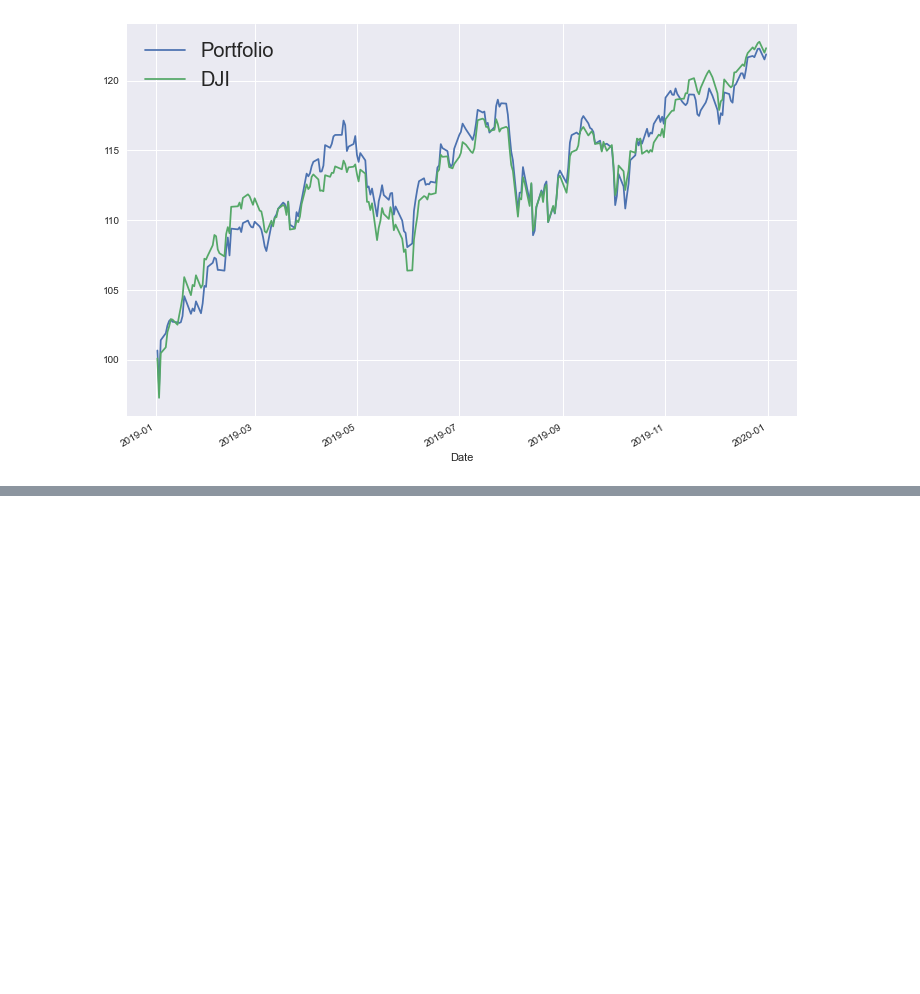
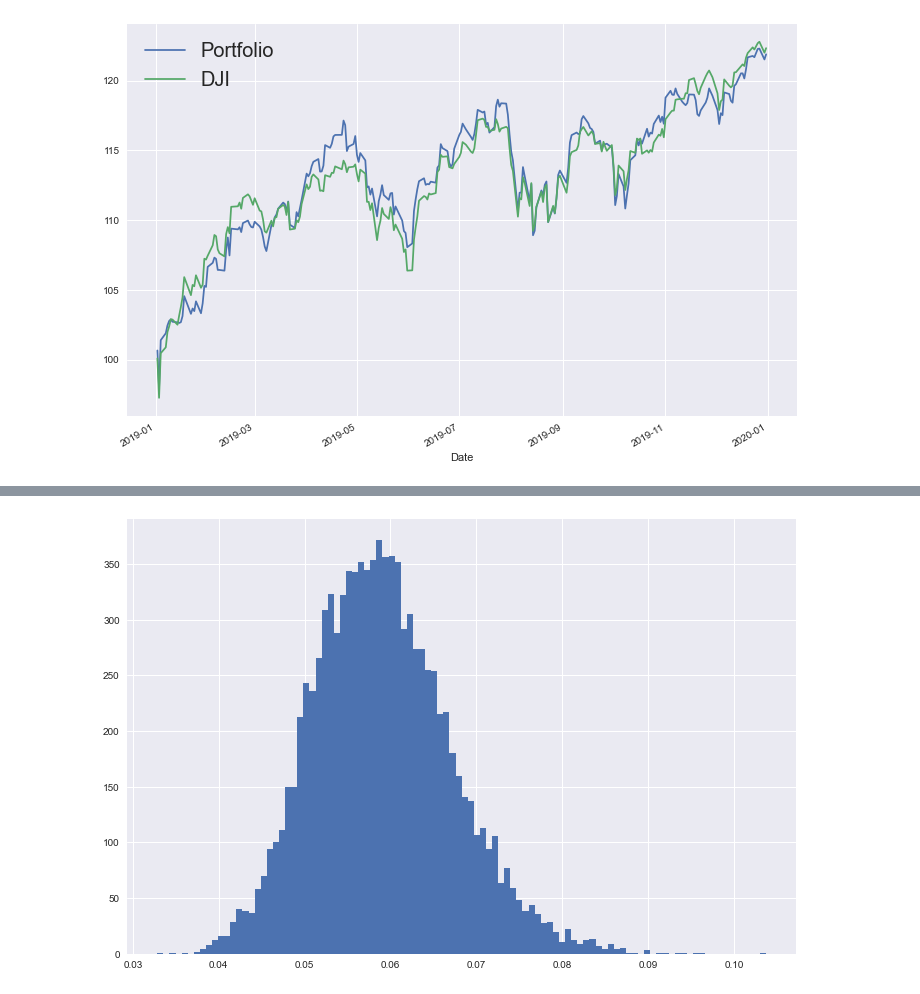
Before and after one commit to cmj123/index_tracking_forward_testing, a Jupyter notebook: index_tracking.ipynb, the cells around one changed output, grey strips where cells are left out. Drawn from its saved outputs; the diff is of its cells as text; code cells hidden in the pictures; blank space fills up the shorter version.

```diff
--- a/index_tracking.ipynb
+++ b/index_tracking.ipynb
@@ -605,0 +650,10 @@ visual(ret,tracking_stocks, optimal_weights, "DJI", "2019-01-01", "2019-12-31")
+# %%
+n = 10000
+tes = np.empty(n)
+np.random.seed(123)
+for i in range(n):
+    random_numbers = np.random.random(noa)
+    random_weights = random_numbers/random_numbers.sum()
+    random_stocks = np.random.choice(bucket, size=noa, replace=False)
+
+    tes[i] = tracking_error_gen(ret, random_stocks, random_weights, "DJI", "2019-01-01", "2019-12-31")
@@ -605,0 +664,6 @@ visual(ret,tracking_stocks, optimal_weights, "DJI", "2019-01-01", "2019-12-31")
+# %%
+plt.figure(figsize=(12,8))
+plt.hist(tes, bins=100)
+plt.show()
+# %% [output]
+[figure, added]
```
Also changed, not shown: parts of 10 cells of this notebook.
